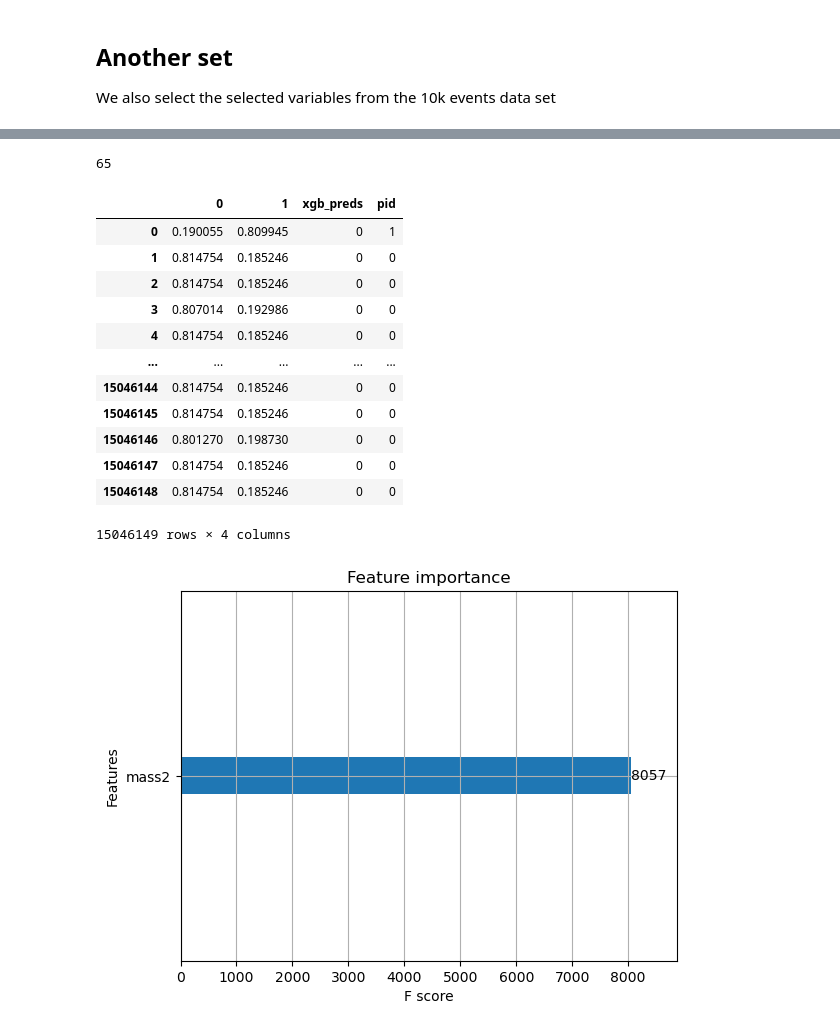
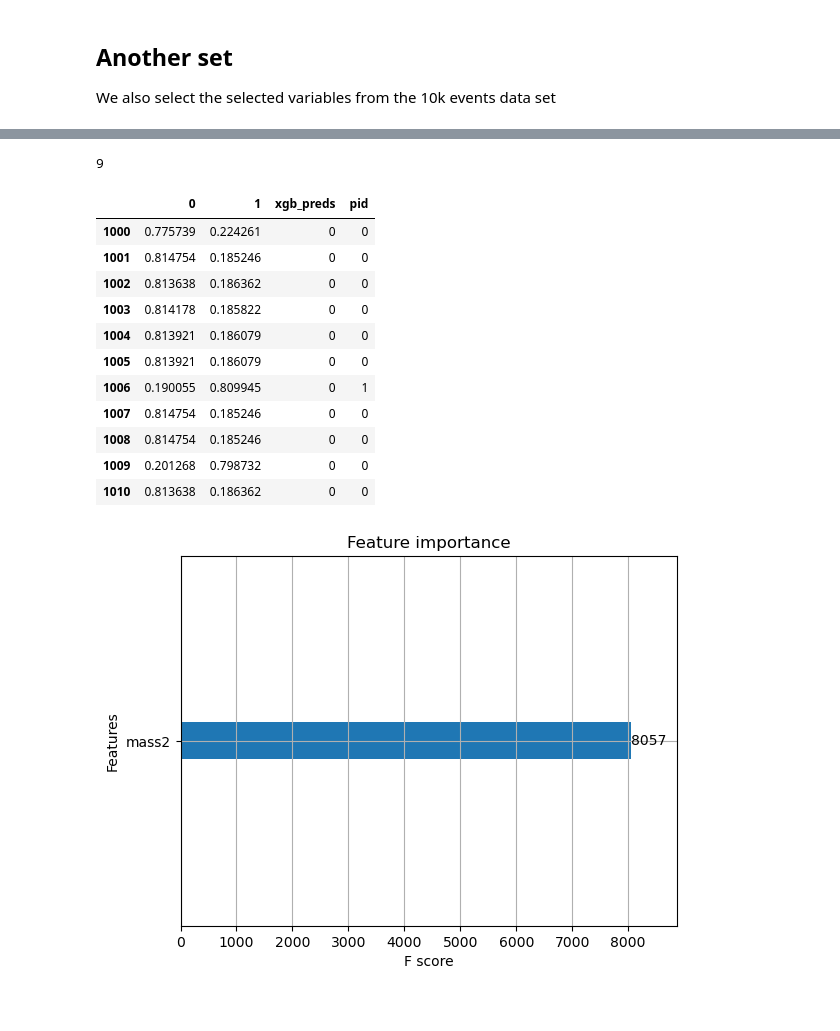
Before and after one commit to julnow/inz, a Jupyter notebook: jupyter/ml_xgb_proton-kaon.ipynb, the cells around one changed output, grey strips where cells are left out. Drawn from its saved outputs; the diff is of its cells as text; code cells hidden in the pictures.

```diff
--- a/jupyter/ml_xgb_proton-kaon.ipynb
+++ b/jupyter/ml_xgb_proton-kaon.ipynb
@@ -309,27 +309,26 @@ y_whole = pd.DataFrame(particlesTest['pid'], dtype='int')
 
 whole_test= pd.DataFrame(data=bst.predict_proba(x_whole))
 y_whole=y_whole.set_index(np.arange(0,whole_test.shape[0]))
-whole_test['xgb_preds']=whole_test.iloc[:,0:(len(whole_test.columns)-1)].idxmax(axis = 1)
+whole_test['xgb_preds']=whole_test.iloc[:,:(len(whole_test.columns)-1)].idxmax(axis = 1)
 whole_test['pid']=y_whole['pid']
 gc.collect()
 # %% [output]
-65
+9
-# %%
-whole_test
-# %% [output]
-|  | 0 | 1 | xgb_preds | pid |
-| 0 | 0.190055 | 0.809945 | 0 | 1 |
-| 1 | 0.814754 | 0.185246 | 0 | 0 |
-| 2 | 0.814754 | 0.185246 | 0 | 0 |
-| 3 | 0.807014 | 0.192986 | 0 | 0 |
-| 4 | 0.814754 | 0.185246 | 0 | 0 |
-| ... | ... | ... | ... | ... |
-| 15046144 | 0.814754 | 0.185246 | 0 | 0 |
-| 15046145 | 0.814754 | 0.185246 | 0 | 0 |
-| 15046146 | 0.801270 | 0.198730 | 0 | 0 |
-| 15046147 | 0.814754 | 0.185246 | 0 | 0 |
-| 15046148 | 0.814754 | 0.185246 | 0 | 0 |
-15046149 rows × 4 columns
+# %%
+whole_test.loc[1000:1010,:]
+# %% [output]
+|  | 0 | 1 | xgb_preds | pid |
+| 1000 | 0.775739 | 0.224261 | 0 | 0 |
+| 1001 | 0.814754 | 0.185246 | 0 | 0 |
+| 1002 | 0.813638 | 0.186362 | 0 | 0 |
+| 1003 | 0.814178 | 0.185822 | 0 | 0 |
+| 1004 | 0.813921 | 0.186079 | 0 | 0 |
+| 1005 | 0.813921 | 0.186079 | 0 | 0 |
+| 1006 | 0.190055 | 0.809945 | 0 | 1 |
+| 1007 | 0.814754 | 0.185246 | 0 | 0 |
+| 1008 | 0.814754 | 0.185246 | 0 | 0 |
+| 1009 | 0.201268 | 0.798732 | 0 | 0 |
+| 1010 | 0.813638 | 0.186362 | 0 | 0 |
 # %%
 #The following graph will show us that which features are important for the model
 ax = xgb.plot_importance(bst)
```
